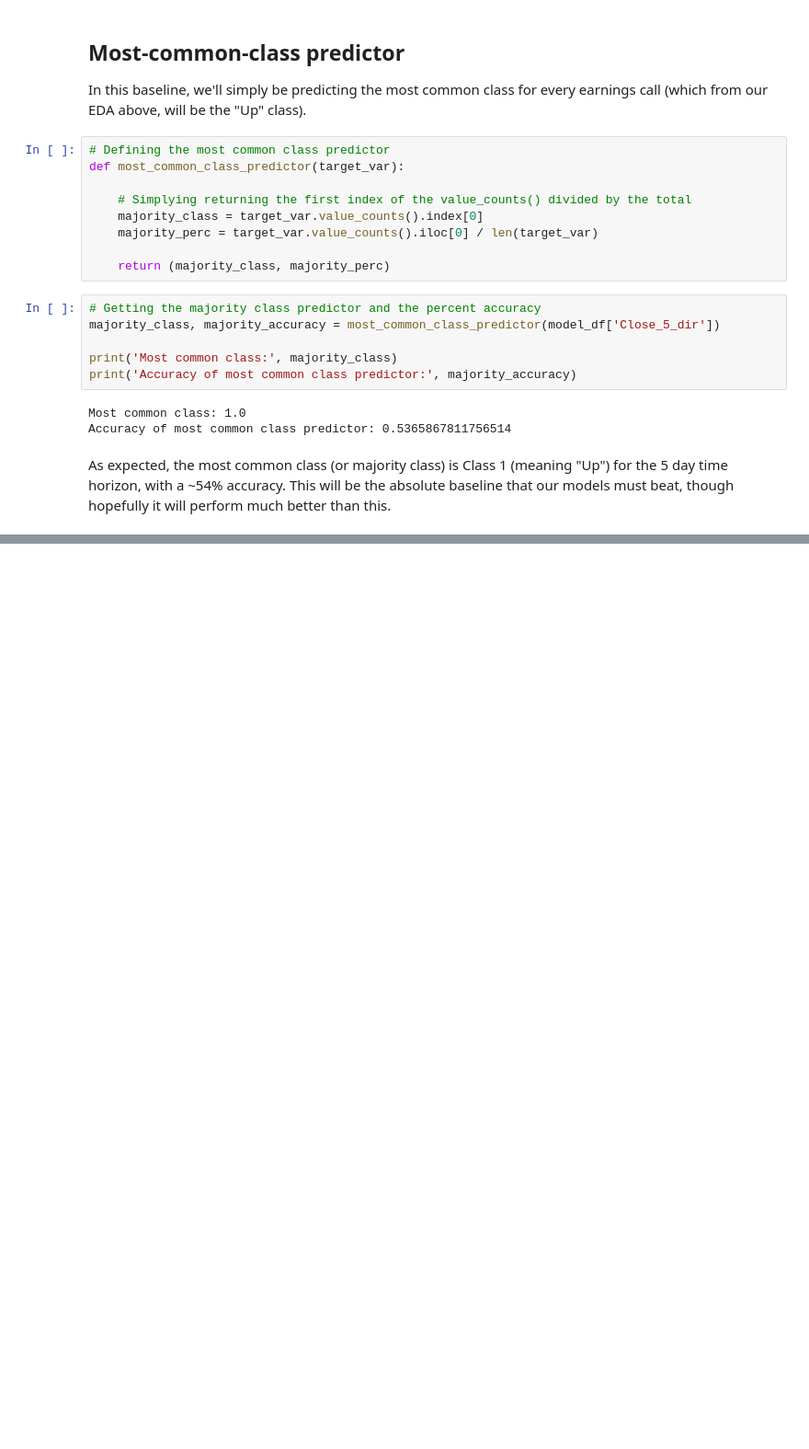
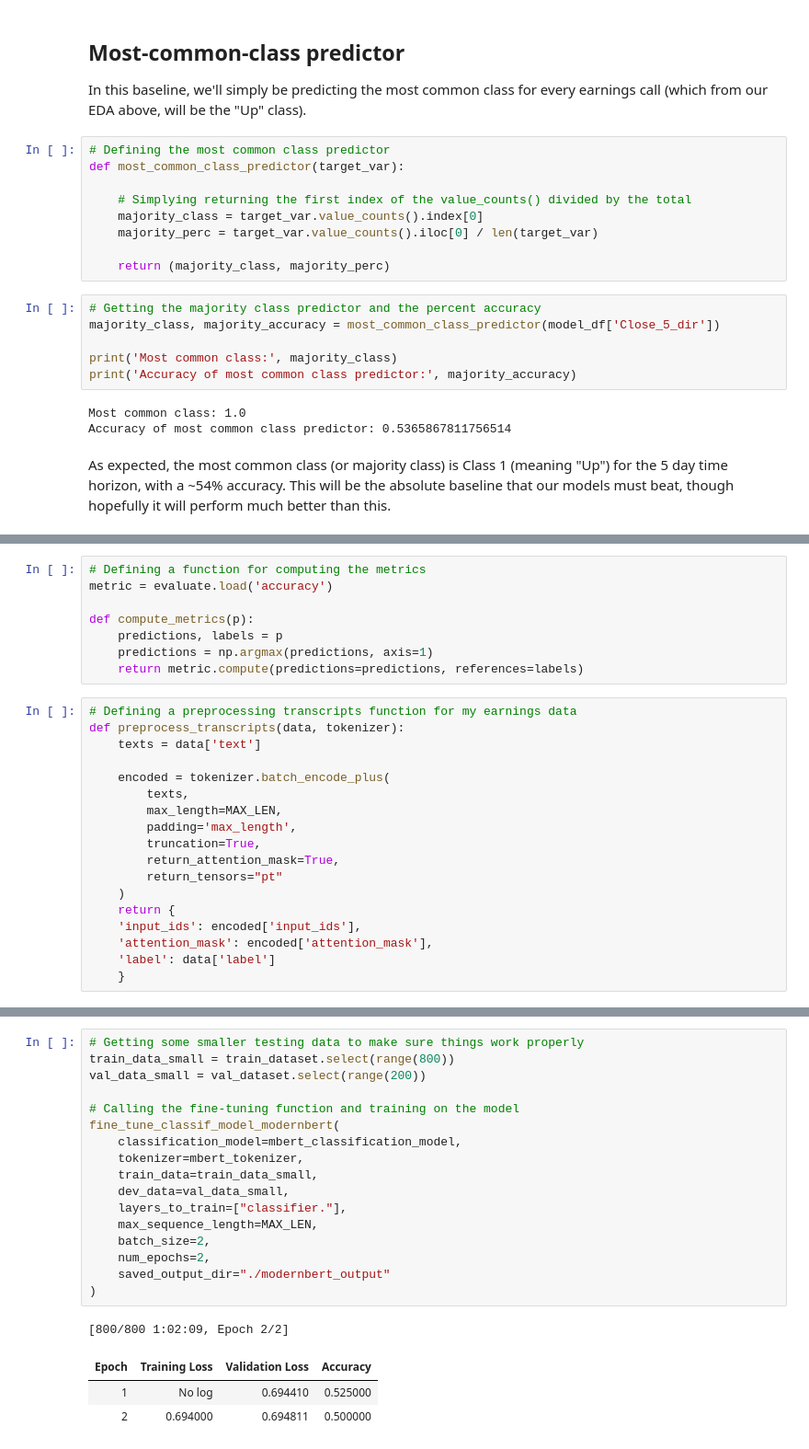
Before and after one commit to danielwang730/MIDS-DATASCI-266-Natural-Language-Processing, a Jupyter notebook: MIDS 266 Final Project Predicting Post-Earnings Announcement Drift Using NLP/03_EDA_and_Baseline_Model_Testing.ipynb, the cells around one changed output, grey strips where cells are left out. Shown at 92% size. Saved outputs shown, nothing was run; the diff lists cells and outputs as text; blank space fills up the shorter version.

Commit message:
Finished all baseline models. 7/22/25

```diff
--- a/MIDS 266 Final Project Predicting Post-Earnings Announcement Drift Using NLP/03_EDA_and_Baseline_Model_Testing.ipynb
+++ b/MIDS 266 Final Project Predicting Post-Earnings Announcement Drift Using NLP/03_EDA_and_Baseline_Model_Testing.ipynb
@@ -293,0 +552,26 @@ As expected, the most common class (or majority class) is Class 1 (meaning "Up")
+# %%
+# Defining a function for computing the metrics
+metric = evaluate.load('accuracy')
+
+def compute_metrics(p):
+    predictions, labels = p
+    predictions = np.argmax(predictions, axis=1)
+    return metric.compute(predictions=predictions, references=labels)
+# %%
+# Defining a preprocessing transcripts function for my earnings data
+def preprocess_transcripts(data, tokenizer):
+    texts = data['text']
+
+    encoded = tokenizer.batch_encode_plus(
+        texts,
+        max_length=MAX_LEN,
+        padding='max_length',
+        truncation=True,
+        return_attention_mask=True,
+        return_tensors="pt"
+    )
+    return {
+    'input_ids': encoded['input_ids'],
+    'attention_mask': encoded['attention_mask'],
+    'label': data['label']
+    }
@@ -293,0 +618,22 @@ As expected, the most common class (or majority class) is Class 1 (meaning "Up")
+# %%
+# Getting some smaller testing data to make sure things work properly
+train_data_small = train_dataset.select(range(800))
+val_data_small = val_dataset.select(range(200))
+
+# Calling the fine-tuning function and training on the model
+fine_tune_classif_model_modernbert(
+    classification_model=mbert_classification_model,
+    tokenizer=mbert_tokenizer,
+    train_data=train_data_small,
+    dev_data=val_data_small,
+    layers_to_train=["classifier."],
+    max_sequence_length=MAX_LEN,
+    batch_size=2,
+    num_epochs=2,
+    saved_output_dir="./modernbert_output"
+)
+# %% [output]
+[800/800 1:02:09, Epoch 2/2]
+| Epoch | Training Loss | Validation Loss | Accuracy |
+| 1 | No log | 0.694410 | 0.525000 |
+| 2 | 0.694000 | 0.694811 | 0.500000 |
```
Also changed, not shown: parts of 29 cells of this notebook.
